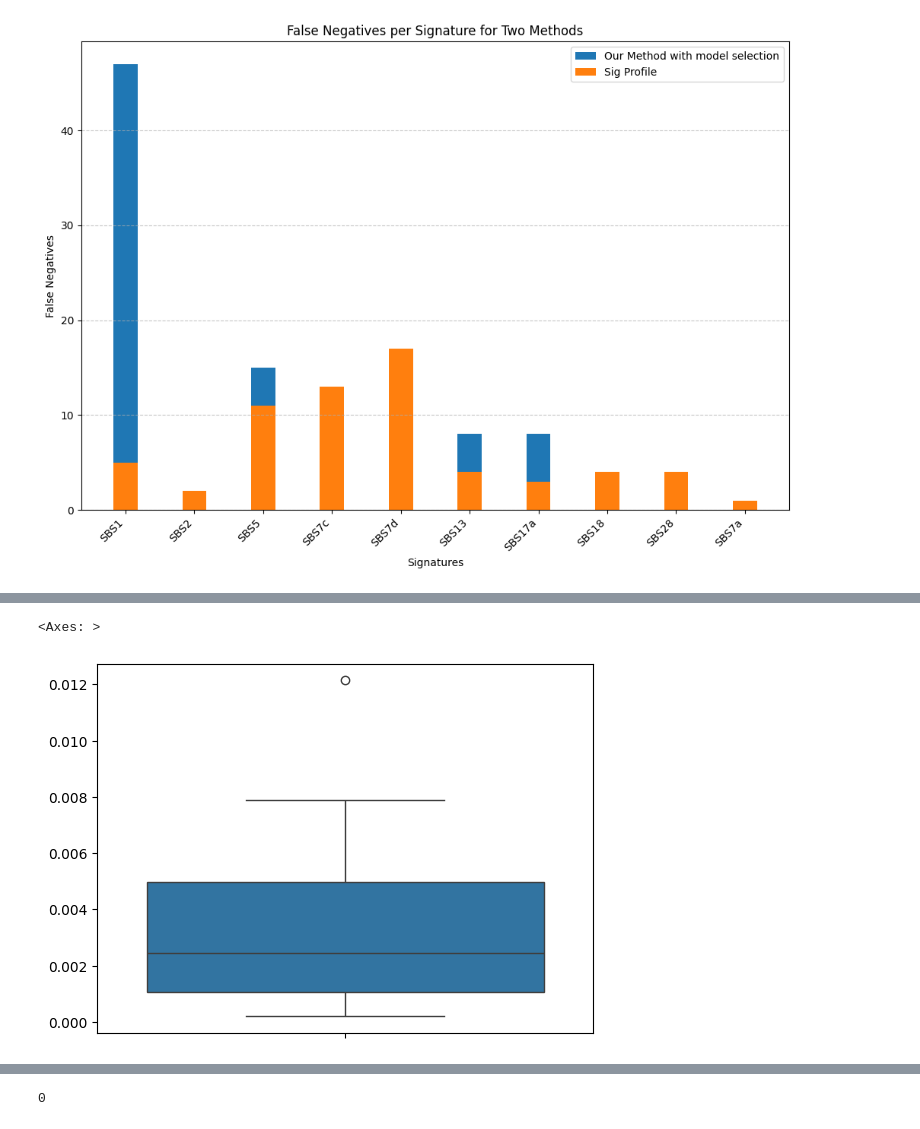
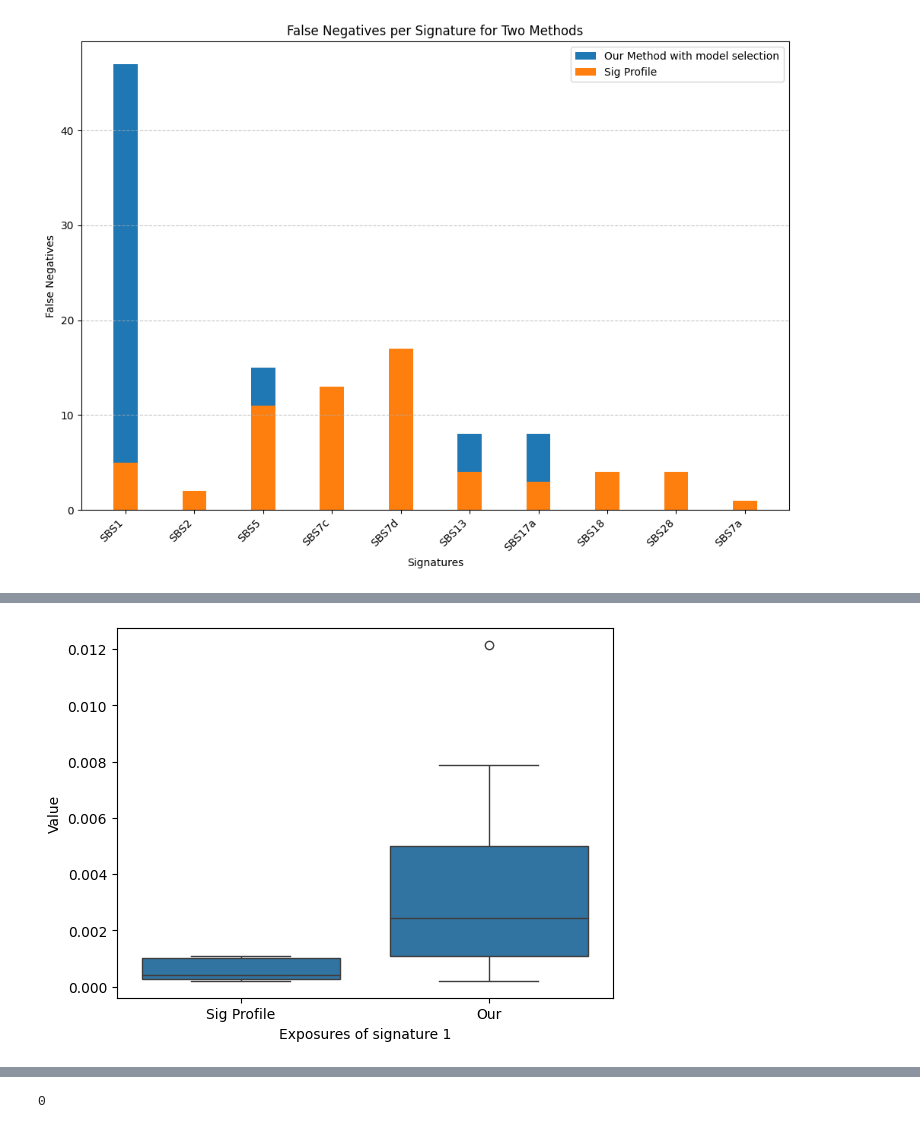
Before and after one commit to marcin119a/data_comparation, a Jupyter notebook: benchmark_4_output/interpretation_benchmark_4.ipynb, the cells around one changed output, grey strips where cells are left out. Cells and saved outputs as stored; diff of their text form; code cells hidden in the pictures.

```diff
--- a/benchmark_4_output/interpretation_benchmark_4.ipynb
+++ b/benchmark_4_output/interpretation_benchmark_4.ipynb
@@ -306,12 +298,25 @@ plt.show()
 # %%
 import seaborn as sns
-res = []
+res_sig_profile = []
+for index, row in results_df.iterrows():
+    #sygnatura była istotna, a nie jest wykryta
+    for sig in row['false_negatives_sig_profile']:
+        if sig == 0:
+            res_sig_profile.append(row['actualExposures'][0])
+
+res_our = []
 for index, row in results_df.iterrows():
     for sig in row['false_negatives_our']:
-        if sig ==0:
-            res.append(row['actualExposures'][0])
+        if sig == 0:
+            res_our.append(row['actualExposures'][0])
 
-sns.boxplot(y=res)
+data = pd.DataFrame({'Value': pd.concat([pd.Series(res_sig_profile), pd.Series(res_our)], ignore_index=True),
+                     'Exposures of signature 1': ['Sig Profile']*len(res_sig_profile) + ['Our']*len(res_our)})
+
+# Rysowanie boxplotów
+sns.boxplot(x='Exposures of signature 1', y='Value', data=data)
+
+# Pokazanie wykresu
+plt.show()
 # %% [output]
-<Axes: >
-[figure, old version]
+[figure, new version]
```
Also changed, not shown: parts of 7 cells of this notebook, 4 other files.
